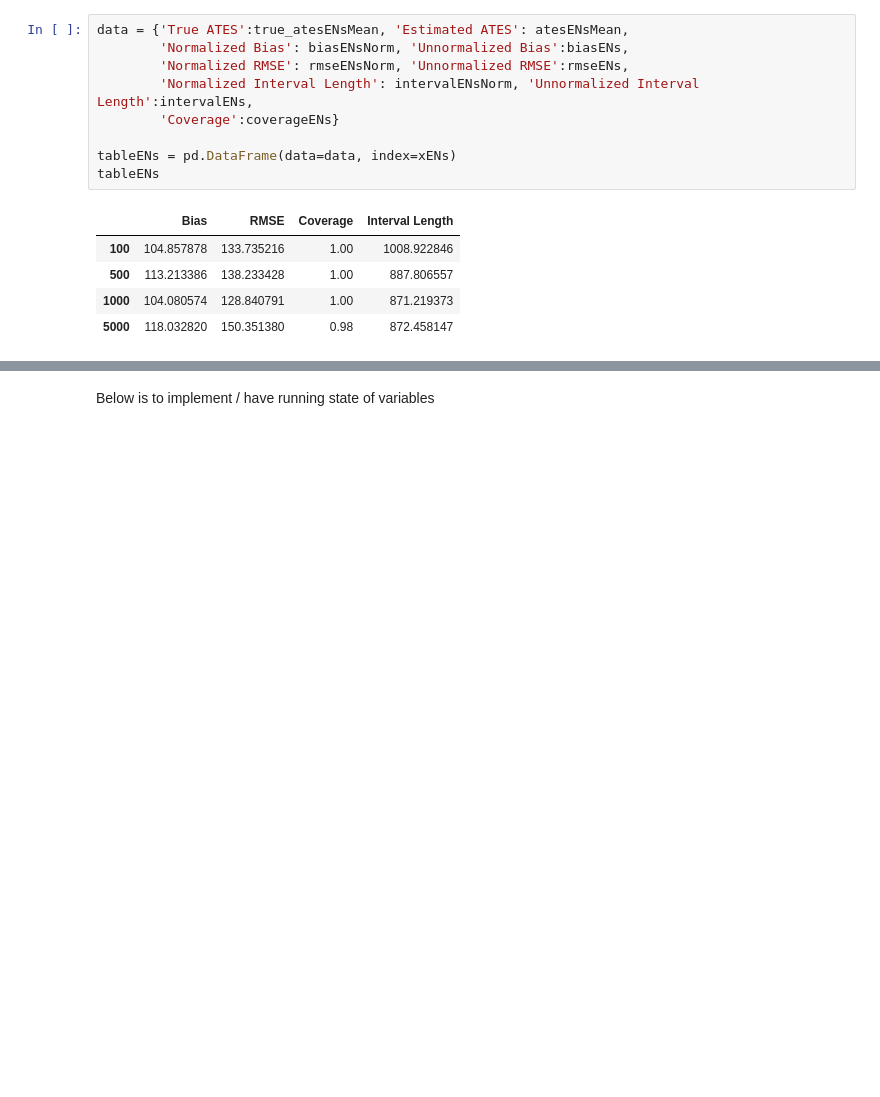
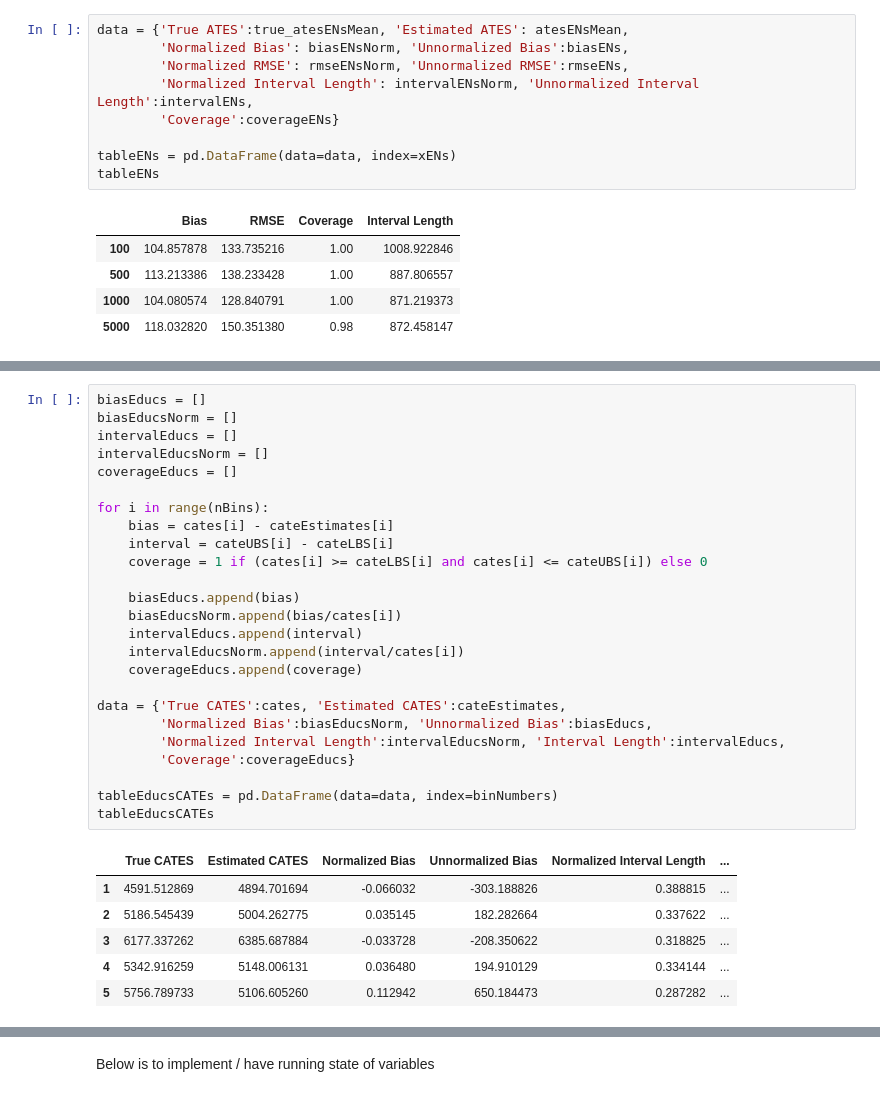
Before and after one commit to mbronckers/ecma_project, a Jupyter notebook: section2_dustin.ipynb, the cells around one changed output, grey strips where cells are left out. Drawn from its saved outputs; the diff is of its cells as text; blank space fills up the shorter version.

```diff
--- a/section2_dustin.ipynb
+++ b/section2_dustin.ipynb
@@ -1062,0 +1208,32 @@ tableENs
+# %%
+biasEducs = []
+biasEducsNorm = []
+intervalEducs = []
+intervalEducsNorm = []
+coverageEducs = []
+
+for i in range(nBins):
+    bias = cates[i] - cateEstimates[i]
+    interval = cateUBS[i] - cateLBS[i]
+    coverage = 1 if (cates[i] >= cateLBS[i] and cates[i] <= cateUBS[i]) else 0
+
+    biasEducs.append(bias)
+    biasEducsNorm.append(bias/cates[i])
+    intervalEducs.append(interval)
+    intervalEducsNorm.append(interval/cates[i])
+    coverageEducs.append(coverage)
+
+data = {'True CATES':cates, 'Estimated CATES':cateEstimates,
+        'Normalized Bias':biasEducsNorm, 'Unnormalized Bias':biasEducs,
+        'Normalized Interval Length':intervalEducsNorm, 'Interval Length':intervalEducs,
+        'Coverage':coverageEducs}
+
+tableEducsCATEs = pd.DataFrame(data=data, index=binNumbers)
+tableEducsCATEs
+# %% [output]
+|  | True CATES | Estimated CATES | Normalized Bias | Unnormalized Bias | Normalized Interval Length | ... |
+| 1 | 4591.512869 | 4894.701694 | -0.066032 | -303.188826 | 0.388815 | ... |
+| 2 | 5186.545439 | 5004.262775 | 0.035145 | 182.282664 | 0.337622 | ... |
+| 3 | 6177.337262 | 6385.687884 | -0.033728 | -208.350622 | 0.318825 | ... |
+| 4 | 5342.916259 | 5148.006131 | 0.036480 | 194.910129 | 0.334144 | ... |
+| 5 | 5756.789733 | 5106.605260 | 0.112942 | 650.184473 | 0.287282 | ... |
```
Also changed, not shown: parts of 28 cells of this notebook.
